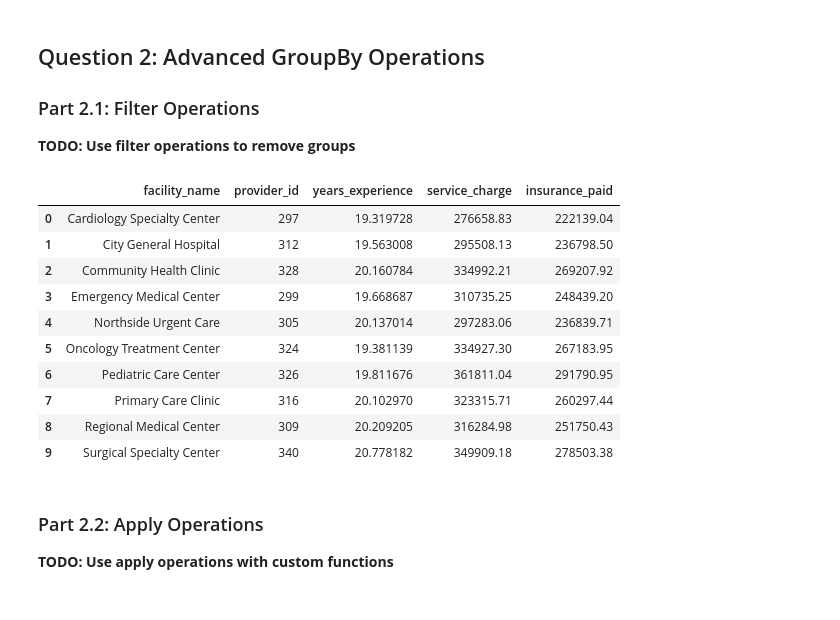
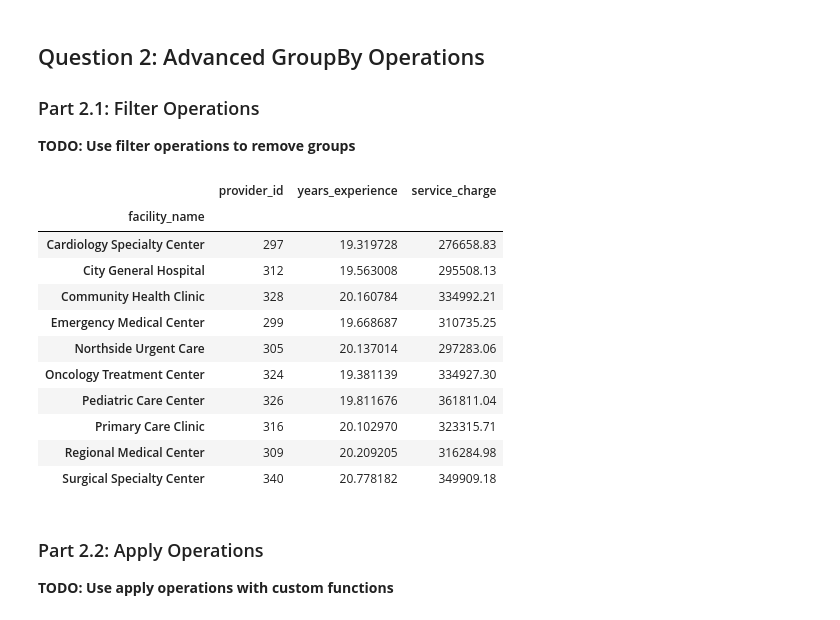
Before and after one commit to UCSF-DataSci/ds217-08-group-filter-and-flow-JoshuaGuoJG, a Jupyter notebook: assignment.ipynb, the cells around one changed output. Drawn from its saved outputs; the diff is of its cells as text; code cells hidden in the pictures.

```diff
--- a/assignment.ipynb
+++ b/assignment.ipynb
@@ -157,35 +157,35 @@ with open("output/q1_aggregation_report.txt", "w") as f:
 # %%
 # TODO: Filter facilities with more than 20 providers (sufficient staffing)
 # TODO: Filter facilities with average years_experience > 10 (experienced staff)
 # TODO: Filter facilities with total encounter charges > 250000 (high volume)
 sufficient_staffing = merged_df.groupby('facility_name').filter(lambda x: x['provider_id'].nunique() > 20)
 experienced_staff = sufficient_staffing.groupby('facility_name').filter(lambda x: x['years_experience'].mean() > 10)
 filtered = experienced_staff.groupby('facility_name').filter(lambda x: x['service_charge'].sum() > 250000)
 
 # TODO: Create a summary of filtered results showing whether each facility meets the criteria
 # TODO: Save results as 'output/q2_filter_analysis.csv'
-filter_summary = filtered.groupby('facility_name').agg({
-    'provider_id' : 'nunique',
-    'years_experience' : 'mean',
-    'service_charge' : 'sum',
-    'insurance_paid' : 'sum'
-}).reset_index()
+filtered_summary = filtered.groupby('facility_name').agg({
+    'provider_id': 'nunique',
+    'years_experience': 'mean',
+    'service_charge': 'sum'
+})
 
-display(filter_summary)
+display(filtered_summary)
 
-filter_summary.to_csv('output/q2_filter_analysis.csv', index = False)
+filtered_summary.to_csv('output/q2_filter_analysis.csv', index=False)
 # %% [output]
-|  | facility_name | provider_id | years_experience | service_charge | insurance_paid |
-| 0 | Cardiology Specialty Center | 297 | 19.319728 | 276658.83 | 222139.04 |
-| 1 | City General Hospital | 312 | 19.563008 | 295508.13 | 236798.50 |
-| 2 | Community Health Clinic | 328 | 20.160784 | 334992.21 | 269207.92 |
-| 3 | Emergency Medical Center | 299 | 19.668687 | 310735.25 | 248439.20 |
-| 4 | Northside Urgent Care | 305 | 20.137014 | 297283.06 | 236839.71 |
-| 5 | Oncology Treatment Center | 324 | 19.381139 | 334927.30 | 267183.95 |
-| 6 | Pediatric Care Center | 326 | 19.811676 | 361811.04 | 291790.95 |
-| 7 | Primary Care Clinic | 316 | 20.102970 | 323315.71 | 260297.44 |
-| 8 | Regional Medical Center | 309 | 20.209205 | 316284.98 | 251750.43 |
-| 9 | Surgical Specialty Center | 340 | 20.778182 | 349909.18 | 278503.38 |
+|  | provider_id | years_experience | service_charge |
+| facility_name |  |  |  |
+| Cardiology Specialty Center | 297 | 19.319728 | 276658.83 |
+| City General Hospital | 312 | 19.563008 | 295508.13 |
+| Community Health Clinic | 328 | 20.160784 | 334992.21 |
+| Emergency Medical Center | 299 | 19.668687 | 310735.25 |
+| Northside Urgent Care | 305 | 20.137014 | 297283.06 |
+| Oncology Treatment Center | 324 | 19.381139 | 334927.30 |
+| Pediatric Care Center | 326 | 19.811676 | 361811.04 |
+| Primary Care Clinic | 316 | 20.102970 | 323315.71 |
+| Regional Medical Center | 309 | 20.209205 | 316284.98 |
+| Surgical Specialty Center | 340 | 20.778182 | 349909.18 |
 # %% [markdown]
 ### Part 2.2: Apply Operations
 
```
Also changed, not shown: parts of 1 cell of this notebook.
